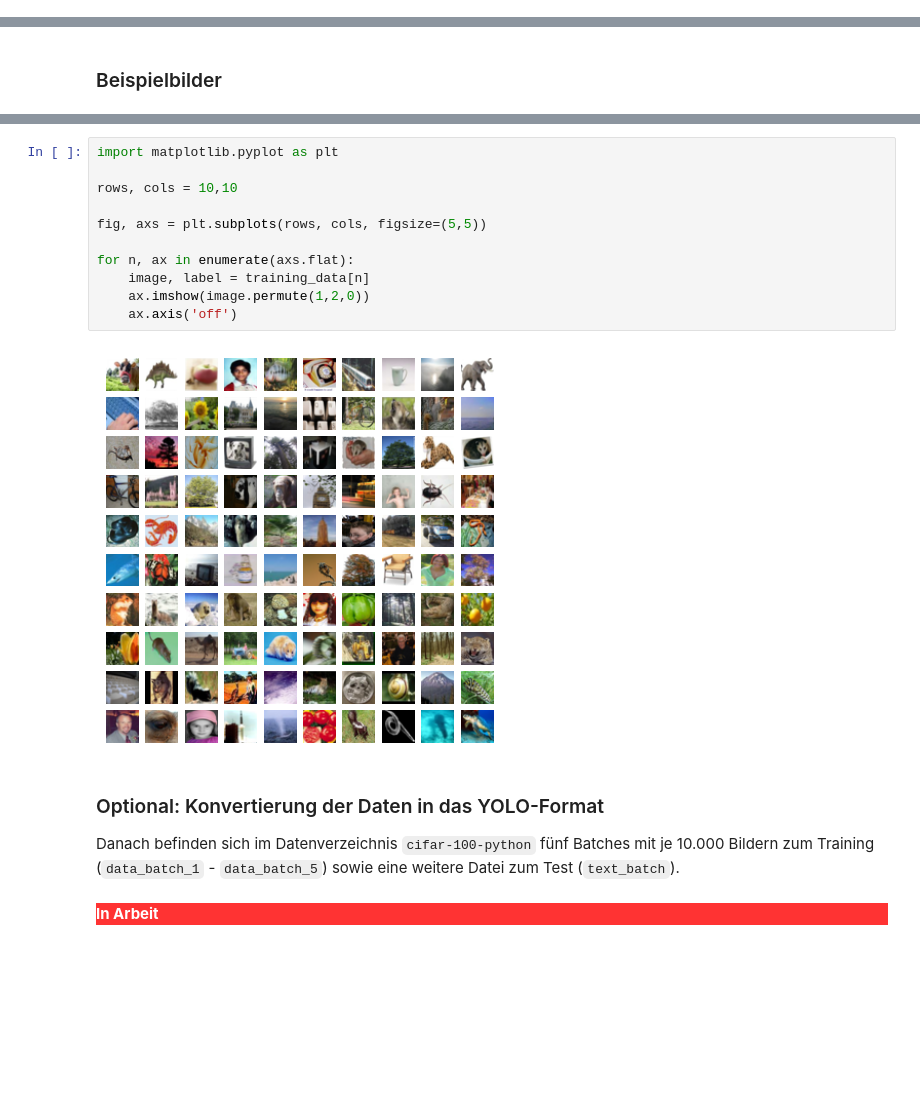
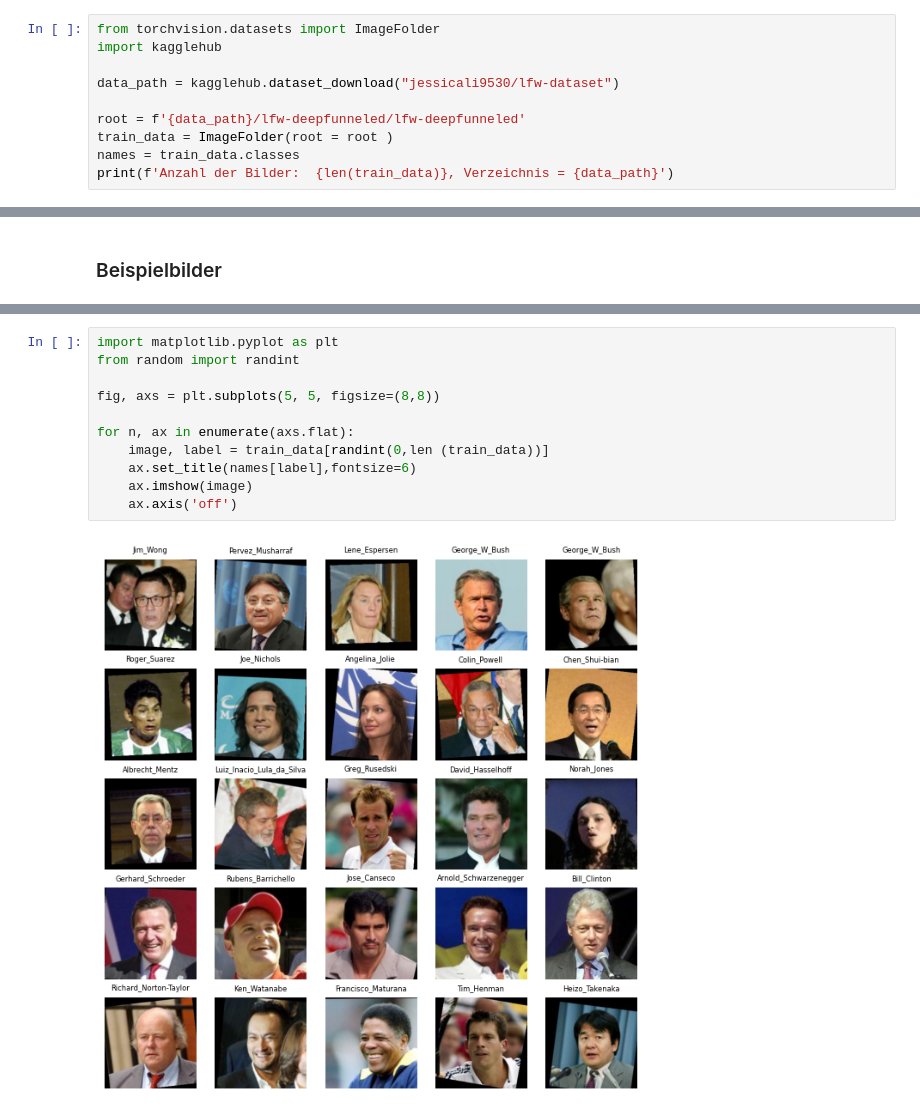
Before and after one commit to infaktum/dl1, a Jupyter notebook: 01_Datensätze/PT01.7_LFW.ipynb, the cells around one changed output, grey strips where cells are left out. Cells and saved outputs as stored; diff of their text form; blank space fills up the shorter version.

Commit message:
Weitere Seiten

```diff
--- a/01_Datensätze/PT01.7_LFW.ipynb
+++ b/01_Datensätze/PT01.7_LFW.ipynb
@@ -37,0 +24,10 @@ Path to dataset files: C:\Users\Admin\.cache\kagglehub\datasets\jessicali9530\lf
+# %%
+from torchvision.datasets import ImageFolder
+import kagglehub
+
+data_path = kagglehub.dataset_download("jessicali9530/lfw-dataset")
+
+root = f'{data_path}/lfw-deepfunneled/lfw-deepfunneled'
+train_data = ImageFolder(root = root )
+names = train_data.classes
+print(f'Anzahl der Bilder:  {len(train_data)}, Verzeichnis = {data_path}')
@@ -46,20 +44,13 @@ In den Strukturen `training_data` und `test_data` befinden sich nun die Bilddate
 # %%
 import matplotlib.pyplot as plt
+from random import randint
 
-rows, cols = 10,10
-
-fig, axs = plt.subplots(rows, cols, figsize=(5,5))
+fig, axs = plt.subplots(5, 5, figsize=(8,8))
 
 for n, ax in enumerate(axs.flat):
-    image, label = training_data[n]
-    ax.imshow(image.permute(1,2,0))
+    image, label = train_data[randint(0,len (train_data))]
+    ax.set_title(names[label],fontsize=6)
+    ax.imshow(image)
     ax.axis('off')
 # %% [output]
-[figure, old version]
+[figure, new version]
-# %% [markdown]
-### Optional: Konvertierung der Daten in das YOLO-Format
-
- Danach befinden sich im Datenverzeichnis `cifar-100-python` fünf Batches mit je 10.000 Bildern zum Training (`data_batch_1` - `data_batch_5`) sowie eine weitere Datei zum Test (`text_batch`).
-# %% [markdown]
-
-<div style="background-color: #ff3333; color: #fff; font-weight: 700; padding-left: 10px; padding-top: 5px; padding-bottom: 5px"><strong>In Arbeit</strong></div>
```
Also changed, not shown: parts of 6 cells of this notebook, 56 other files.
